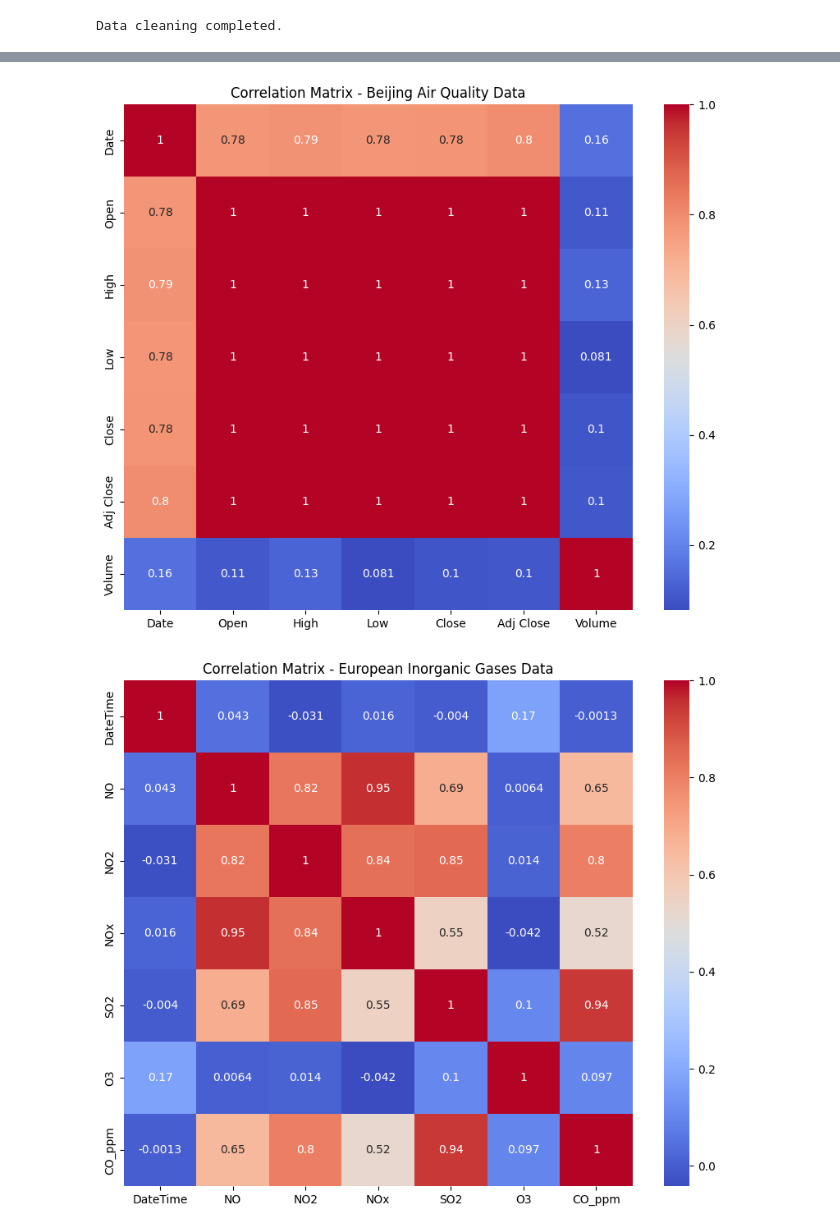
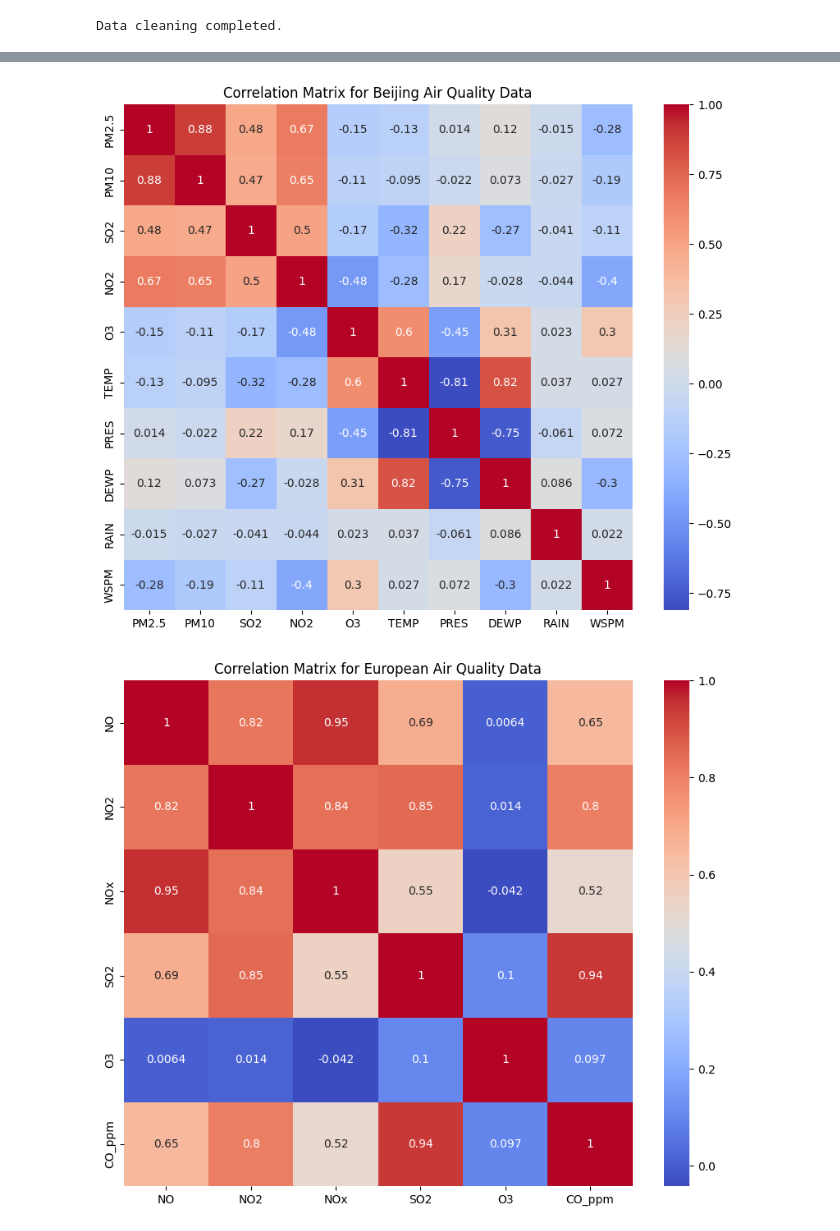
Before and after one commit to shadikhamsehh/made-template, a Jupyter notebook: project/data_analysis.ipynb, the cells around one changed output, grey strips where cells are left out. Cells and saved outputs as stored; diff of their text form; code cells hidden in the pictures.

```diff
--- a/project/data_analysis.ipynb
+++ b/project/data_analysis.ipynb
@@ -28,13 +34,13 @@ def load_data_from_sqlite(db_name, table_name):
 
 
 try:
-    air_quality_df = load_data_from_sqlite('AirQuality', 'data')
+    air_quality_df = load_data_from_sqlite('BeijingAirQuality', 'combined_data')
     print("Air Quality Data Loaded Successfully")
 except Exception as e:
     print(f"Error loading air quality data: {e}")
 
 try:
-    inorganic_gases_df = load_data_from_sqlite('InorganicGases', 'InorganicGases_2017')
+    inorganic_gases_df = load_data_from_sqlite('InorganicGases', 'data_2017')
     print("Inorganic Gases Data Loaded Successfully")
 except Exception as e:
     print(f"Error loading inorganic gases data: {e}")
@@ -70,10 +78,11 @@ Data Cleaning
 # %%
+
 # Check for and handle missing values
 air_quality_df.dropna(inplace=True)
 inorganic_gases_df.dropna(inplace=True)
 
 # Ensure datetime columns are properly formatted
-air_quality_df['Date'] = pd.to_datetime(air_quality_df['Date'])
+air_quality_df['datetime'] = pd.to_datetime(air_quality_df['datetime'])
 inorganic_gases_df['DateTime'] = pd.to_datetime(inorganic_gases_df['DateTime'])
 
 print("Data cleaning completed.")
@@ -82,17 +124,17 @@ Data cleaning completed.
 # %%
-# Correlation analysis for Beijing Air Quality data
-correlation_matrix_beijing = air_quality_df.corr()
+# Correlation analysis for Beijing
+beijing_corr = air_quality_df[['PM2.5', 'PM10', 'SO2', 'NO2', 'O3', 'TEMP', 'PRES', 'DEWP', 'RAIN', 'WSPM']].corr()
 plt.figure(figsize=(10, 8))
-sns.heatmap(correlation_matrix_beijing, annot=True, cmap='coolwarm')
-plt.title("Correlation Matrix - Beijing Air Quality Data")
+sns.heatmap(beijing_corr, annot=True, cmap='coolwarm')
+plt.title('Correlation Matrix for Beijing Air Quality Data')
 plt.show()
 
-# Correlation analysis for European Inorganic Gases data
-correlation_matrix_europe = inorganic_gases_df.corr()
+# Correlation analysis for European locations
+europe_corr = inorganic_gases_df[['NO', 'NO2', 'NOx', 'SO2', 'O3', 'CO_ppm']].corr()
 plt.figure(figsize=(10, 8))
-sns.heatmap(correlation_matrix_europe, annot=True, cmap='coolwarm')
-plt.title("Correlation Matrix - European Inorganic Gases Data")
+sns.heatmap(europe_corr, annot=True, cmap='coolwarm')
+plt.title('Correlation Matrix for European Air Quality Data')
 plt.show()
 # %% [output]
-[figure, old version]
+[figure, new version]
-[figure, old version]
+[figure, new version]
```
Also changed, not shown: parts of 19 cells of this notebook, 1 other file.
